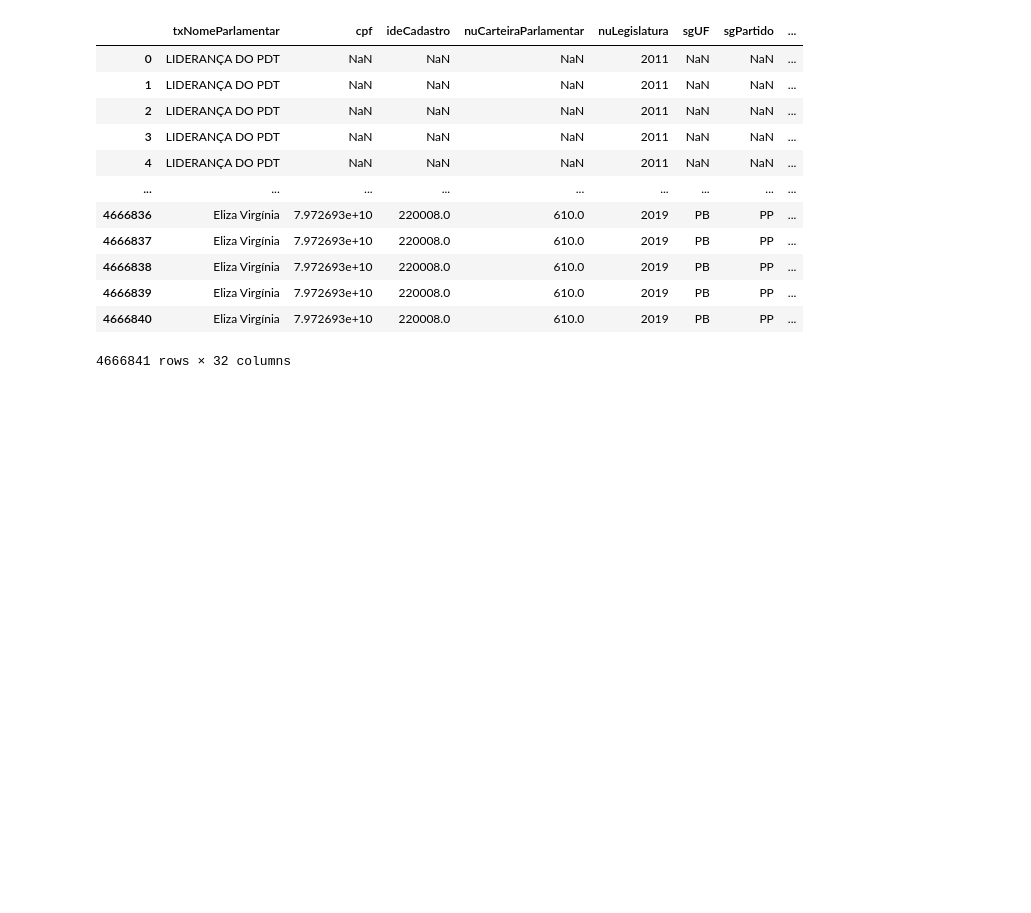
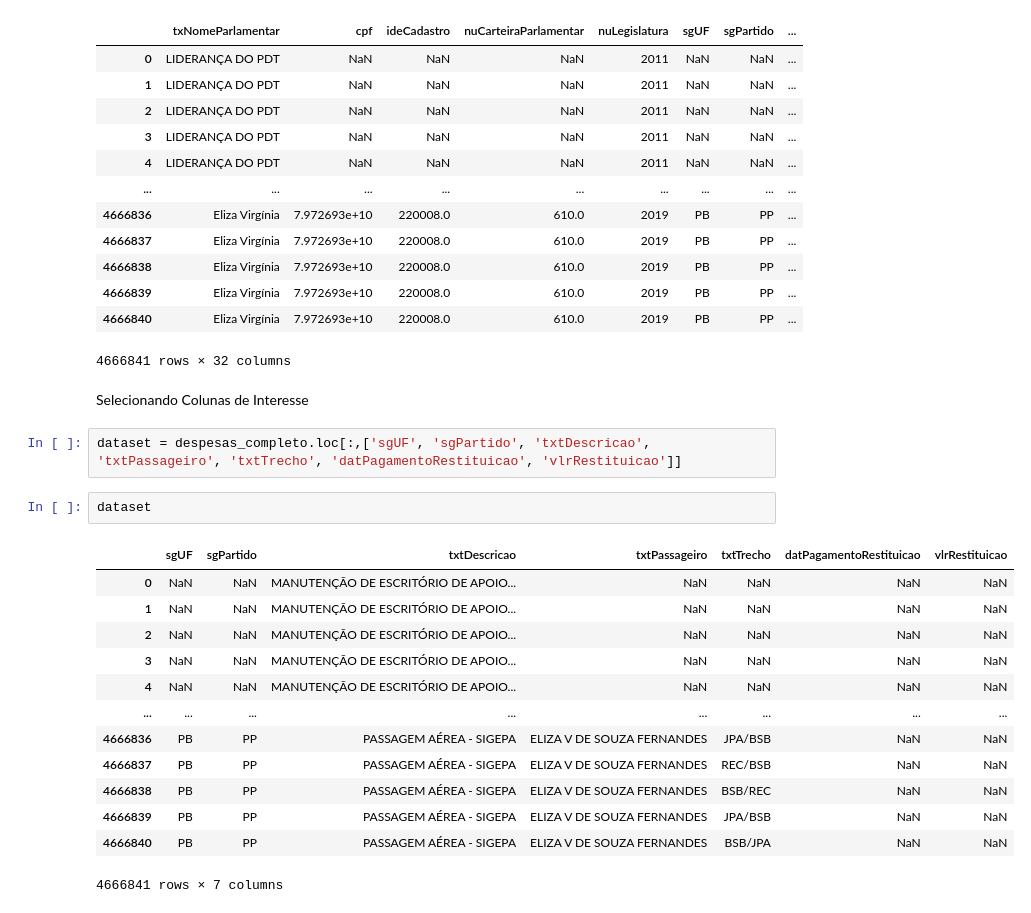
Before and after one commit to LeonardoHBritoo/projetoVI_ifooftech, a Jupyter notebook: projeto_vi.ipynb, the cells around one changed output. Saved outputs shown, nothing was run; the diff lists cells and outputs as text; blank space fills up the shorter version.

```diff
--- a/projeto_vi.ipynb
+++ b/projeto_vi.ipynb
@@ -64,3 +66,23 @@ despesas_completo
 | 4666839 | Eliza Virgínia | 7.972693e+10 | 220008.0 | 610.0 | 2019 | PB | PP | ... |
 | 4666840 | Eliza Virgínia | 7.972693e+10 | 220008.0 | 610.0 | 2019 | PB | PP | ... |
 4666841 rows × 32 columns
+# %% [markdown]
+Selecionando Colunas de Interesse
+# %%
+dataset = despesas_completo.loc[:,['sgUF', 'sgPartido', 'txtDescricao', 'txtPassageiro', 'txtTrecho', 'datPagamentoRestituicao', 'vlrRestituicao']]
+# %%
+dataset
+# %% [output]
+|  | sgUF | sgPartido | txtDescricao | txtPassageiro | txtTrecho | datPagamentoRestituicao | vlrRestituicao |
+| 0 | NaN | NaN | MANUTENÇÃO DE ESCRITÓRIO DE APOIO... | NaN | NaN | NaN | NaN |
+| 1 | NaN | NaN | MANUTENÇÃO DE ESCRITÓRIO DE APOIO... | NaN | NaN | NaN | NaN |
+| 2 | NaN | NaN | MANUTENÇÃO DE ESCRITÓRIO DE APOIO... | NaN | NaN | NaN | NaN |
+| 3 | NaN | NaN | MANUTENÇÃO DE ESCRITÓRIO DE APOIO... | NaN | NaN | NaN | NaN |
+| 4 | NaN | NaN | MANUTENÇÃO DE ESCRITÓRIO DE APOIO... | NaN | NaN | NaN | NaN |
+| ... | ... | ... | ... | ... | ... | ... | ... |
+| 4666836 | PB | PP | PASSAGEM AÉREA - SIGEPA | ELIZA V DE SOUZA FERNANDES | JPA/BSB | NaN | NaN |
+| 4666837 | PB | PP | PASSAGEM AÉREA - SIGEPA | ELIZA V DE SOUZA FERNANDES | REC/BSB | NaN | NaN |
+| 4666838 | PB | PP | PASSAGEM AÉREA - SIGEPA | ELIZA V DE SOUZA FERNANDES | BSB/REC | NaN | NaN |
+| 4666839 | PB | PP | PASSAGEM AÉREA - SIGEPA | ELIZA V DE SOUZA FERNANDES | JPA/BSB | NaN | NaN |
+| 4666840 | PB | PP | PASSAGEM AÉREA - SIGEPA | ELIZA V DE SOUZA FERNANDES | BSB/JPA | NaN | NaN |
+4666841 rows × 7 columns
```
Also changed, not shown: parts of 26 cells of this notebook.
